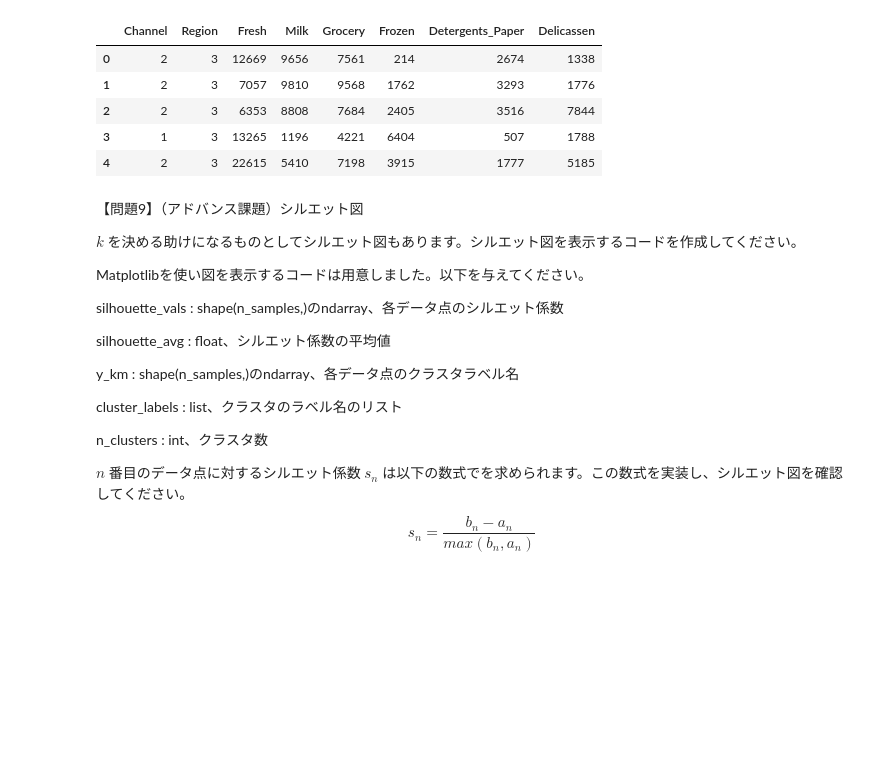
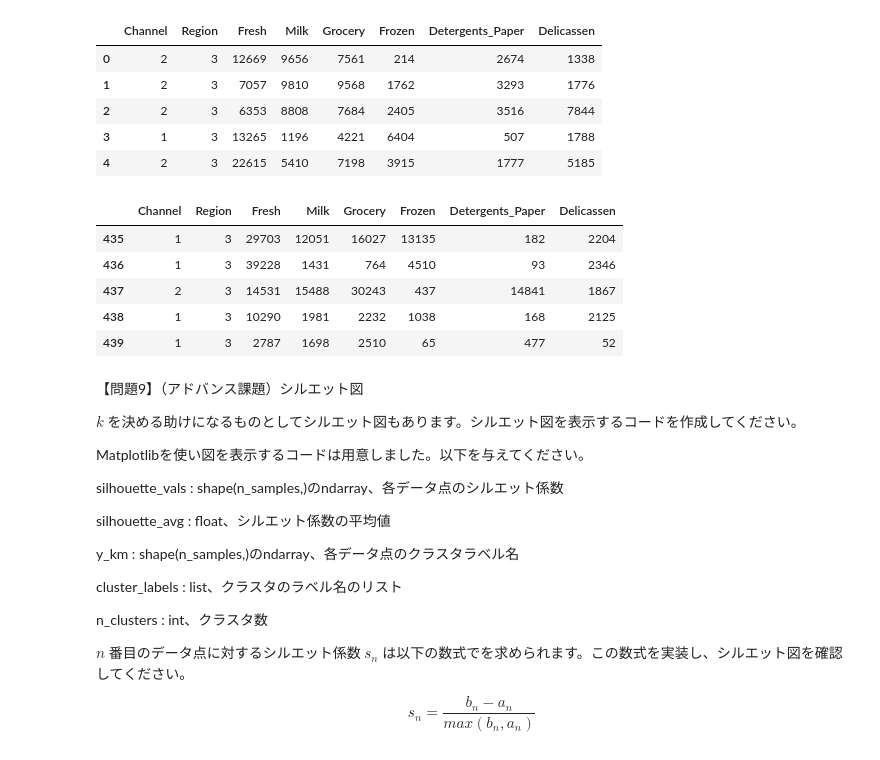
Before and after one commit to shinmiura/diveintocode-ml, a Jupyter notebook: クラスタリング.ipynb, the cells around one changed output. Drawn from its saved outputs; the diff is of its cells as text; code cells hidden in the pictures; blank space fills up the shorter version.

```diff
--- a/クラスタリング.ipynb
+++ b/クラスタリング.ipynb
@@ -441,6 +448,15 @@ dataset.head()
 | 2 | 2 | 3 | 6353 | 8808 | 7684 | 2405 | 3516 | 7844 |
 | 3 | 1 | 3 | 13265 | 1196 | 4221 | 6404 | 507 | 1788 |
 | 4 | 2 | 3 | 22615 | 5410 | 7198 | 3915 | 1777 | 5185 |
+# %%
+dataset.tail()
+# %% [output]
+|  | Channel | Region | Fresh | Milk | Grocery | Frozen | Detergents_Paper | Delicassen |
+| 435 | 1 | 3 | 29703 | 12051 | 16027 | 13135 | 182 | 2204 |
+| 436 | 1 | 3 | 39228 | 1431 | 764 | 4510 | 93 | 2346 |
+| 437 | 2 | 3 | 14531 | 15488 | 30243 | 437 | 14841 | 1867 |
+| 438 | 1 | 3 | 10290 | 1981 | 2232 | 1038 | 168 | 2125 |
+| 439 | 1 | 3 | 2787 | 1698 | 2510 | 65 | 477 | 52 |
 # %% [markdown]
 【問題9】（アドバンス課題）シルエット図
 
```
Also changed, not shown: parts of 11 cells of this notebook.
